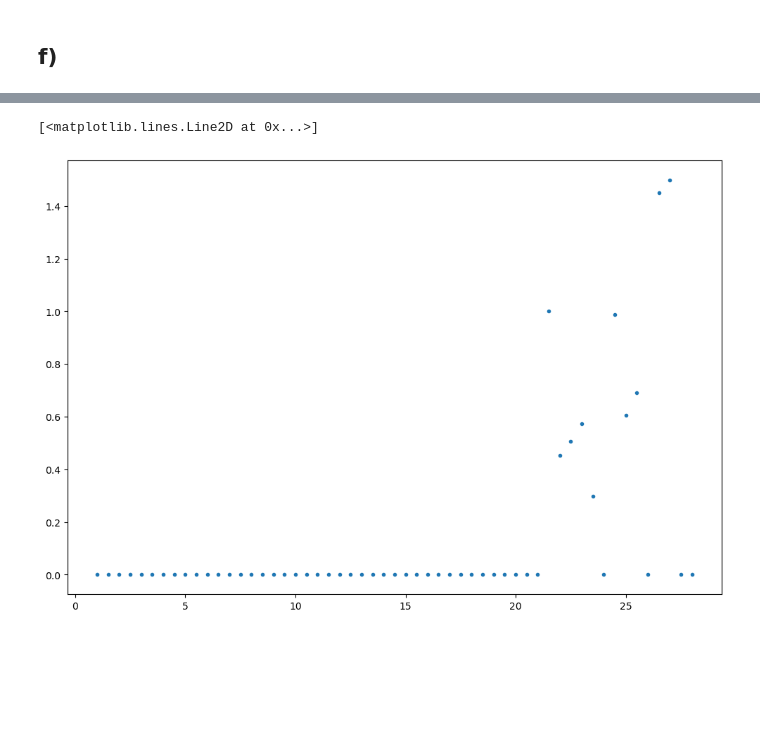
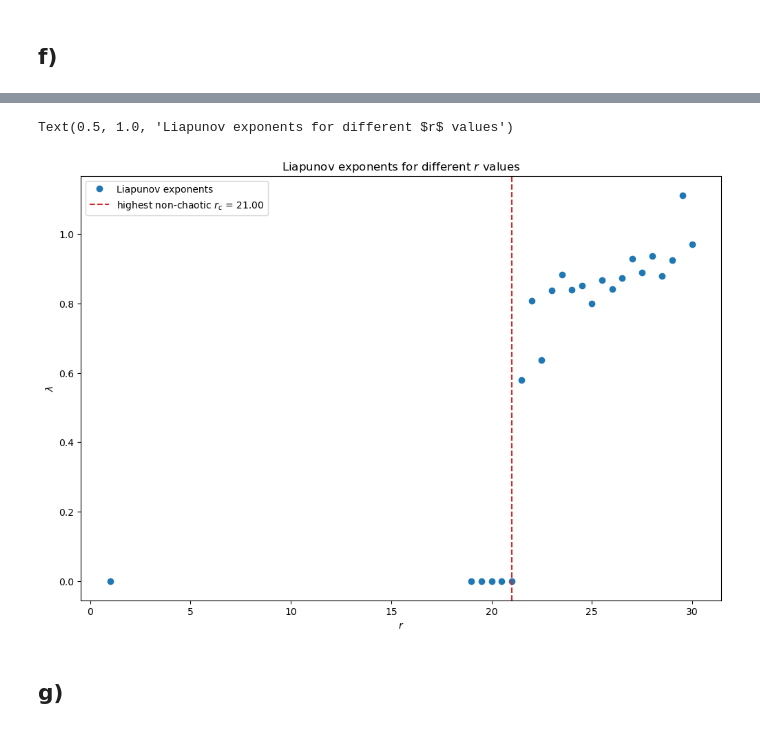
Before and after one commit to FSchierok/compPhys, a Jupyter notebook: Sheet04/A2.ipynb, the cells around one changed output, grey strips where cells are left out. Drawn from its saved outputs; the diff is of its cells as text; code cells hidden in the pictures; blank space fills up the shorter version.

```diff
--- a/Sheet04/A2.ipynb
+++ b/Sheet04/A2.ipynb
@@ -278,24 +294,18 @@ def liapFromLorePara(sigma, r, beta, t0, tmax, h, digits=None):
     trajectory1 = system1[:, 1:]
 
     delta_y = np.linalg.norm(trajectory0 - trajectory1, axis=1)
-    try:
-        t_cutoff = get_plateau_start(delta_y, time0)
-    except:
+    t_cutoff = get_plateau_start(delta_y, time0)
+    if np.isnan(t_cutoff):
+        return np.NaN
+    if len(time0[time0 < t_cutoff]) < 2:
         return 0
-    if t_cutoff < 0.5:
-        return 0
-    try:
-        params, cov = curve_fit(
-            liapunov, time1[time1 < t_cutoff], delta_y[time1 < t_cutoff]
-        )
-    except:
-        return 0
-    return params[0]
+    linFit = linregress(time0[time0 < t_cutoff], np.log(delta_y[time0 < t_cutoff]))
+    return linFit.slope
 # %%
-from multiprocessing import Pool
+from multiprocessing import Pool, cpu_count
 
 
-rs = np.linspace(1, 28, 55)
+rs = np.linspace(1, 30, 59)
 sigma = 10
 beta = 8 / 3
 t0 = 0
@@ -307,5 +317,5 @@ def liapWrapper(r):
     return liapFromLorePara(sigma, r, beta, t0, tmax, h)
 
 
-with Pool(4) as p:
-    liap = p.map(liapWrapper, rs)
+with Pool(cpu_count() - 2) as p:
+    liap = np.array(p.map(liapWrapper, rs))
@@ -315,5 +322,15 @@ with Pool(4) as p:
-# %%
-plt.plot(rs, liap, ".")
-# %% [output]
-[<matplotlib.lines.Line2D at 0x...>]
-[figure, removed]
+# %%
+r_crit = rs[liap == 0][-1]
+plt.plot(rs, liap, marker="o", ls="none", label="Liapunov exponents")
+plt.axvline(
+    r_crit, c="tab:red", ls="--", label=f"highest non-chaotic $r_c$ = {r_crit:.2f}"
+)
+plt.xlabel("$r$")
+plt.ylabel("$\lambda$")
+plt.legend()
+plt.title("Liapunov exponents for different $r$ values")
+# %% [output]
+Text(0.5, 1.0, 'Liapunov exponents for different $r$ values')
+[figure, added]
+# %% [markdown]
+## g)
```
Also changed, not shown: parts of 15 cells of this notebook.
